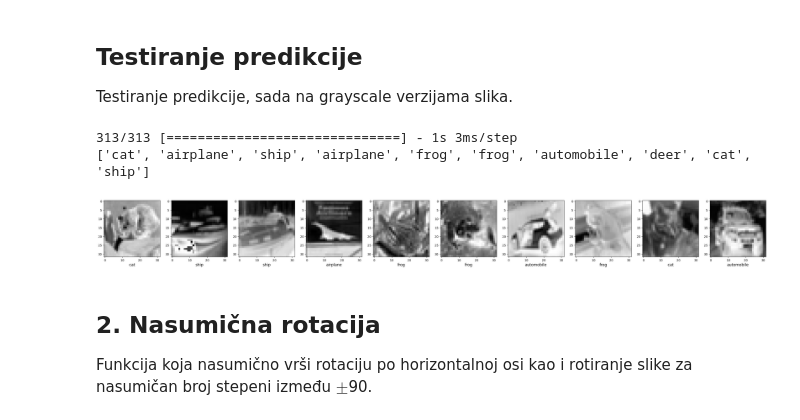
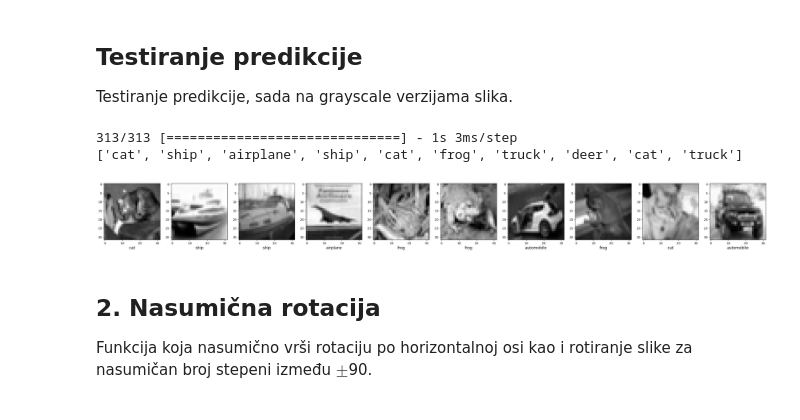
Before and after one commit to ssspetrovic/Image-Classification, a Jupyter notebook: image_classification.ipynb, the cells around one changed output. Cells and saved outputs as stored; diff of their text form; code cells hidden in the pictures.

```diff
--- a/image_classification.ipynb
+++ b/image_classification.ipynb
@@ -506,17 +503,21 @@ import cv2
 Funkcija za pretvaranje piksela u grayscale oblik
 # %%
 def grayscale(images):
-    preprocessed_images = []
+    grayscale_images = []
     for image in images:
-        image_uint8 = np.uint8(image * 255)
+        image_uint8 = np.uint8(image)
         grayscale_image = cv2.cvtColor(image_uint8, cv2.COLOR_RGB2GRAY)
-        preprocessed_images.append(grayscale_image)
-    return np.array(preprocessed_images)
+        grayscale_images.append(grayscale_image)
+    return np.array(grayscale_images)
 # %% [markdown]
 Primena funkcije na slikama za treniranje i testiranje
 # %%
 grayscale_train_images = grayscale(train_images)
 grayscale_test_images = grayscale(test_images)
+
+# Normalizacija
+grayscale_train_images_norm = grayscale_train_images / 255.0
+grayscale_test_images_norm = grayscale_test_images / 255.0
 # %% [markdown]
 Prikaz slika nakon primene filtera:
 # %%
@@ -527,13 +528,13 @@ plt.show()
 # %% [markdown]
 Pravljenje novog modela zbog izmenjenih dimenzija ulaznih slika:
 # %%
-cnn_gray = models.Sequential([
+cnn_grayscale = models.Sequential([
     layers.Conv2D(
         filters=64,
         padding="same",
         kernel_size=(3, 3),
         activation="relu",
-        input_shape=(32, 32, 1)  # Input shape for grayscale images
+        input_shape=(32, 32, 1)
     ),
     layers.Dropout(0.2),
 
@@ -564,12 +565,12 @@ cnn_gray = models.Sequential([
 ])
 
 
-cnn_gray.compile(optimizer="adam",
+cnn_grayscale.compile(optimizer="adam",
             loss="sparse_categorical_crossentropy",
             metrics=["accuracy"])
 # %% [markdown]
 ## Obučavanje i evaluacija novodobijenog modela
 # %%
-cnn_gray.fit(grayscale_train_images, train_labels, validation_data=(grayscale_test_images, test_labels), epochs=20)
-cnn_gray.evaluate(grayscale_test_images, test_labels)
+history_cnn_grayscale = cnn_grayscale.fit(grayscale_train_images_norm, train_labels, validation_data=(grayscale_test_images_norm, test_labels), epochs=15)
+cnn_grayscale.evaluate(grayscale_test_images_norm, test_labels)
 # %% [output]
@@ -599,19 +600,19 @@ Moja pretpostavka je zato što su slike male, i postoji dosta mešanja pozadina
 ## Testiranje predikcije
 Testiranje predikcije, sada na grayscale verzijama slika.
 # %%
-grayscale_test_prediction = cnn_gray.predict(grayscale_test_images)
+grayscale_test_prediction = cnn_grayscale.predict(grayscale_test_images_norm)
 grayscale_test_prediction = grayscale_test_prediction[:10]
 grayscale_test_classes = [class_names[np.argmax(i)] for i in grayscale_test_prediction]
 
 print(grayscale_test_classes)
 print()
 
-sample_plot(grayscale_test_images, test_labels, 10, cmap="gray")
+sample_plot(grayscale_test_images_norm, test_labels, 10, cmap="gray")
 plt.show()
 # %% [output]
 313/313 [==============================] - 1s 3ms/step
-['cat', 'airplane', 'ship', 'airplane', 'frog', 'frog', 'automobile', 'deer', 'cat', 'ship']
+['cat', 'ship', 'airplane', 'ship', 'cat', 'frog', 'truck', 'deer', 'cat', 'truck']
-[figure, old version]
+[figure, new version]
 # %% [markdown]
 ## 2. Nasumična rotacija
 Funkcija koja nasumično vrši rotaciju po horizontalnoj osi kao i rotiranje slike za nasumičan broj stepeni između $\pm$90.
```
Also changed, not shown: parts of 33 cells of this notebook.
